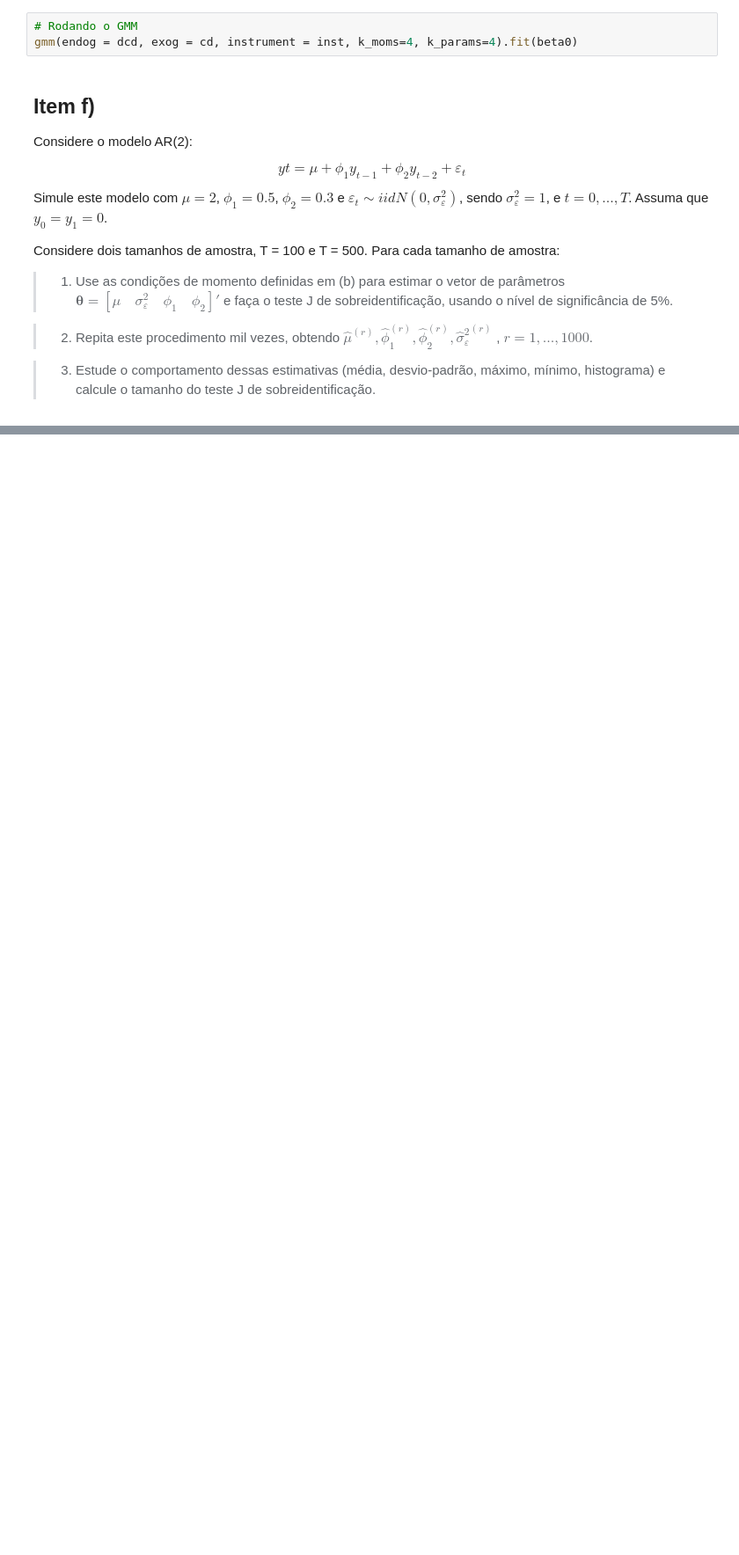
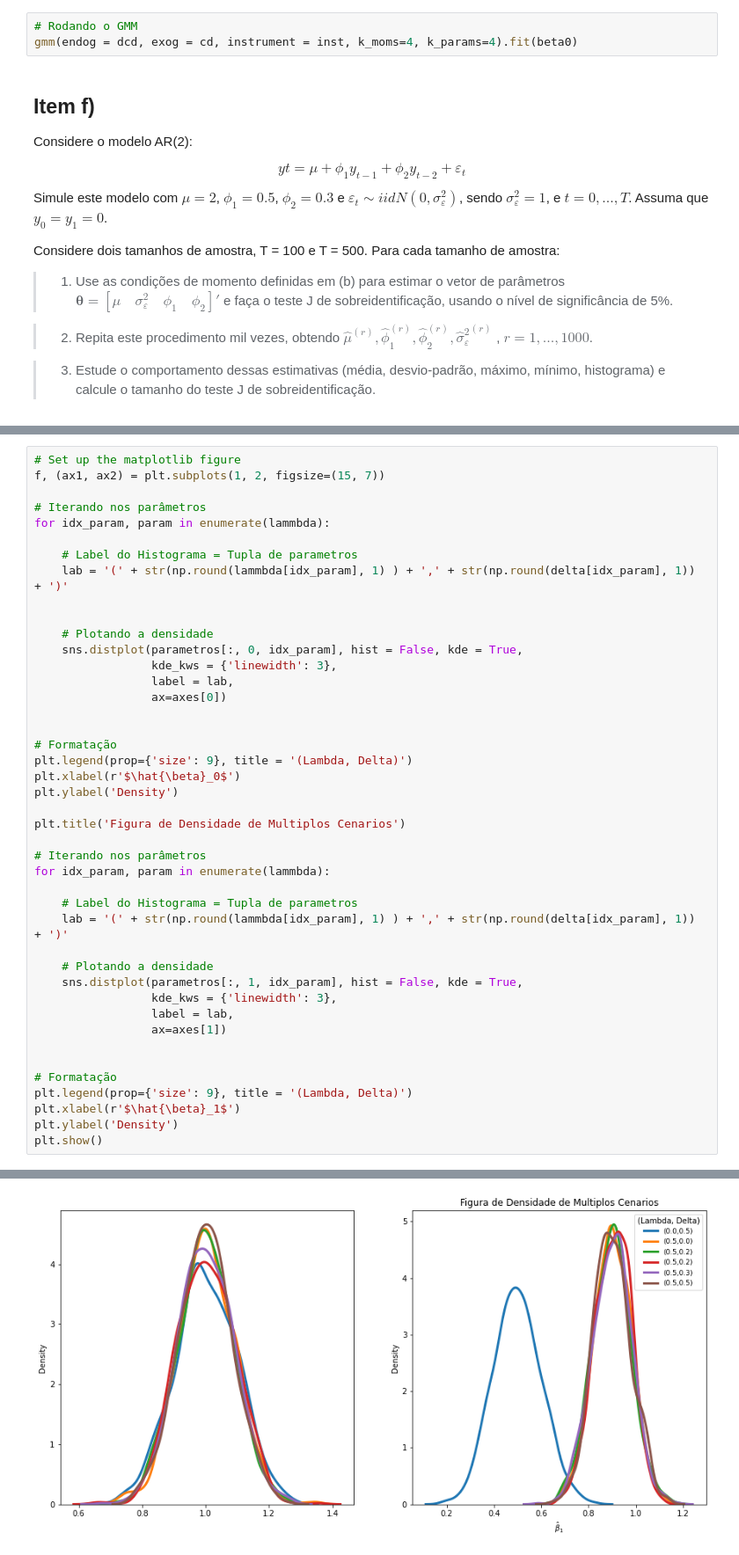
Before and after one commit to lucasestrela/dec_consumo_poupanca, a Jupyter notebook: Lista_1_Variáveis_instrumentais_GMM.ipynb, the cells around one changed output, grey strips where cells are left out. Shown at 88% size. Cells and saved outputs as stored; diff of their text form; blank space fills up the shorter version.

```diff
--- a/Lista_1_Variáveis_instrumentais_GMM.ipynb
+++ b/Lista_1_Variáveis_instrumentais_GMM.ipynb
@@ -196,0 +349,44 @@ Após analisar os resultados das simulações feitas em (e) e (f), quais conclus
+# %%
+# Set up the matplotlib figure
+f, (ax1, ax2) = plt.subplots(1, 2, figsize=(15, 7))
+
+# Iterando nos parâmetros
+for idx_param, param in enumerate(lammbda):
+
+    # Label do Histograma = Tupla de parametros
+    lab = '(' + str(np.round(lammbda[idx_param], 1) ) + ',' + str(np.round(delta[idx_param], 1))  + ')'
+
+
+    # Plotando a densidade
+    sns.distplot(parametros[:, 0, idx_param], hist = False, kde = True,
+                 kde_kws = {'linewidth': 3},
+                 label = lab,
+                 ax=axes[0])
+
+
+# Formatação
+plt.legend(prop={'size': 9}, title = '(Lambda, Delta)')
+plt.xlabel(r'$\hat{\beta}_0$')
+plt.ylabel('Density')
+
+plt.title('Figura de Densidade de Multiplos Cenarios')
+
+# Iterando nos parâmetros
+for idx_param, param in enumerate(lammbda):
+
+    # Label do Histograma = Tupla de parametros
+    lab = '(' + str(np.round(lammbda[idx_param], 1) ) + ',' + str(np.round(delta[idx_param], 1))  + ')'
+
+    # Plotando a densidade
+    sns.distplot(parametros[:, 1, idx_param], hist = False, kde = True,
+                 kde_kws = {'linewidth': 3},
+                 label = lab,
+                 ax=axes[1])
+
+
+# Formatação
+plt.legend(prop={'size': 9}, title = '(Lambda, Delta)')
+plt.xlabel(r'$\hat{\beta}_1$')
+plt.ylabel('Density')
+plt.show()
+# %% [output]
@@ -196,0 +394 @@ Após analisar os resultados das simulações feitas em (e) e (f), quais conclus
+[figure, added]
```
Also changed, not shown: parts of 12 cells of this notebook.
